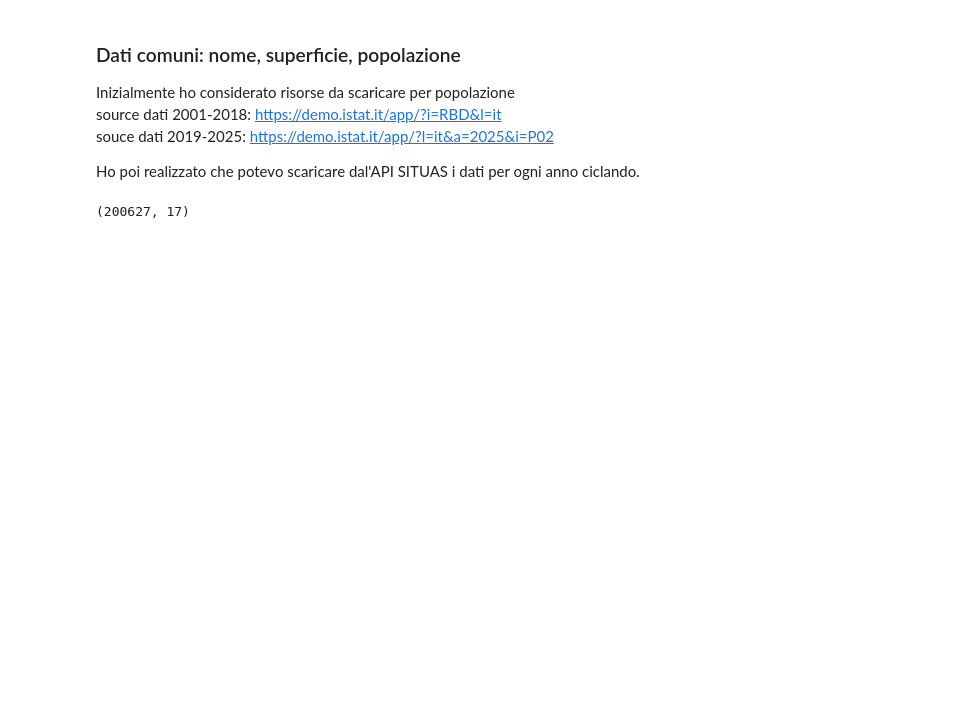
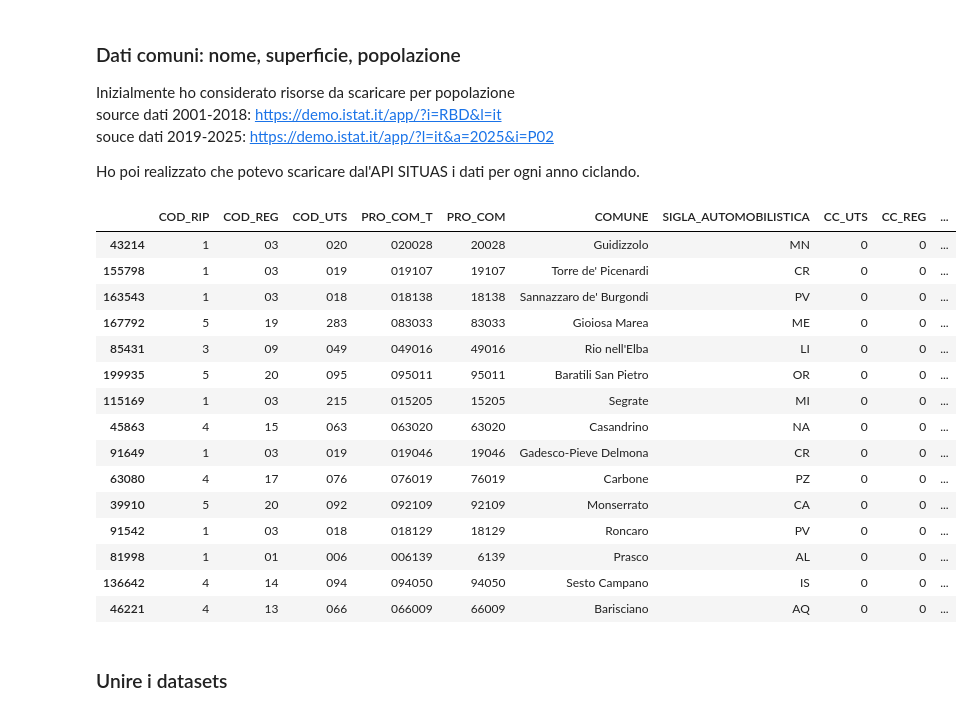
Before and after one commit to giuliocipone-lang/Boolean_capstone_project, a Jupyter notebook: sandbox/notebook1.ipynb, the cells around one changed output. Saved outputs shown, nothing was run; the diff lists cells and outputs as text; code cells hidden in the pictures; blank space fills up the shorter version.

```diff
--- a/sandbox/notebook1.ipynb
+++ b/sandbox/notebook1.ipynb
@@ -209,8 +225,25 @@ for i in range(2001, current_year, 1):
 
     dfs.append(df)
 
-df_comuniCodiceSuperficiePopolazioneAnno = pd.concat(dfs, ignore_index=True)
+df_comuni_raw = pd.concat(dfs, ignore_index=True)
 # %%
-df_comuniCodiceSuperficiePopolazioneAnno.shape
+df_comuni_raw.sample(15)
 # %% [output]
-(200627, 17)
+|  | COD_RIP | COD_REG | COD_UTS | PRO_COM_T | PRO_COM | COMUNE | SIGLA_AUTOMOBILISTICA | CC_UTS | CC_REG | ... |
+| 43214 | 1 | 03 | 020 | 020028 | 20028 | Guidizzolo | MN | 0 | 0 | ... |
+| 155798 | 1 | 03 | 019 | 019107 | 19107 | Torre de' Picenardi | CR | 0 | 0 | ... |
+| 163543 | 1 | 03 | 018 | 018138 | 18138 | Sannazzaro de' Burgondi | PV | 0 | 0 | ... |
+| 167792 | 5 | 19 | 283 | 083033 | 83033 | Gioiosa Marea | ME | 0 | 0 | ... |
+| 85431 | 3 | 09 | 049 | 049016 | 49016 | Rio nell'Elba | LI | 0 | 0 | ... |
+| 199935 | 5 | 20 | 095 | 095011 | 95011 | Baratili San Pietro | OR | 0 | 0 | ... |
+| 115169 | 1 | 03 | 215 | 015205 | 15205 | Segrate | MI | 0 | 0 | ... |
+| 45863 | 4 | 15 | 063 | 063020 | 63020 | Casandrino | NA | 0 | 0 | ... |
+| 91649 | 1 | 03 | 019 | 019046 | 19046 | Gadesco-Pieve Delmona | CR | 0 | 0 | ... |
+| 63080 | 4 | 17 | 076 | 076019 | 76019 | Carbone | PZ | 0 | 0 | ... |
+| 39910 | 5 | 20 | 092 | 092109 | 92109 | Monserrato | CA | 0 | 0 | ... |
+| 91542 | 1 | 03 | 018 | 018129 | 18129 | Roncaro | PV | 0 | 0 | ... |
+| 81998 | 1 | 01 | 006 | 006139 | 6139 | Prasco | AL | 0 | 0 | ... |
+| 136642 | 4 | 14 | 094 | 094050 | 94050 | Sesto Campano | IS | 0 | 0 | ... |
+| 46221 | 4 | 13 | 066 | 066009 | 66009 | Barisciano | AQ | 0 | 0 | ... |
+# %% [markdown]
+### Unire i datasets
```
Also changed, not shown: parts of 7 cells of this notebook.
